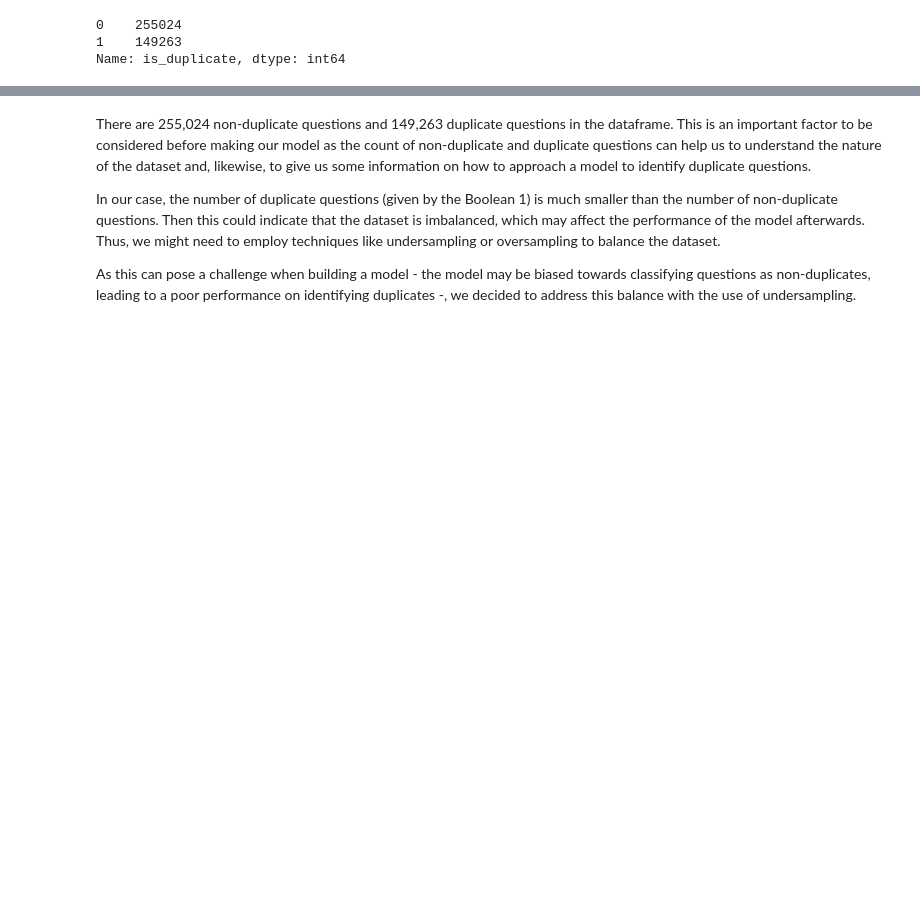
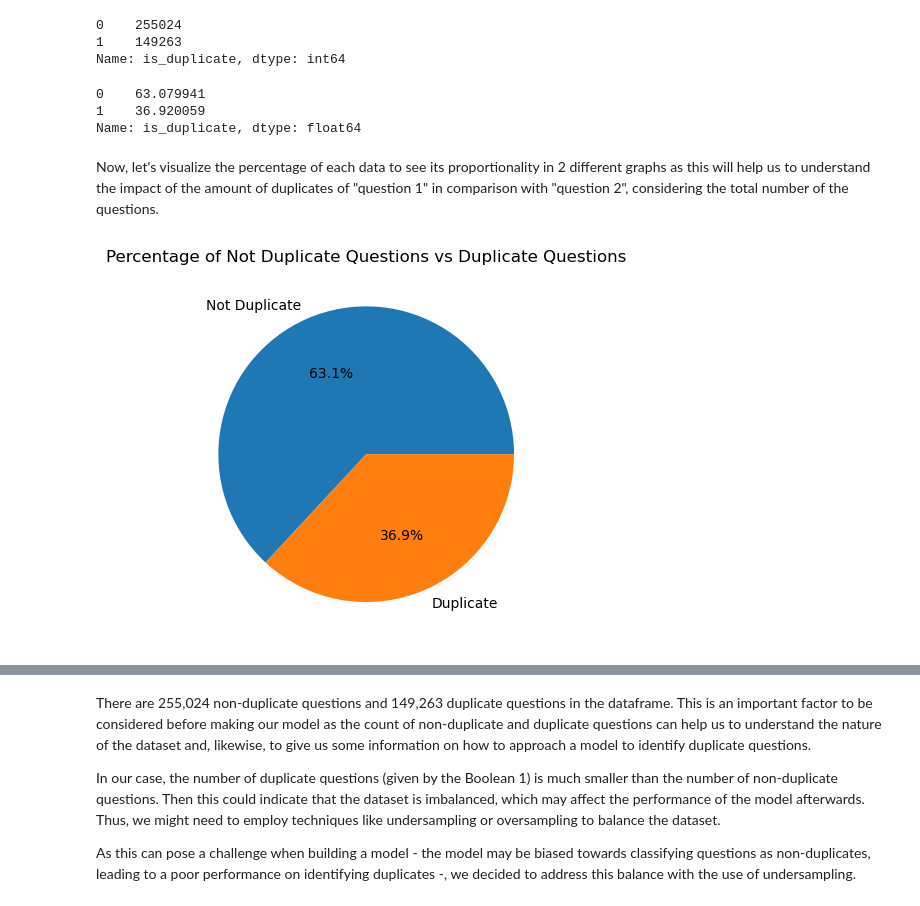
Before and after one commit to rafaelaqfc/Duplicate-Questions-Classifier, a Jupyter notebook: mini_project_V.ipynb, the cells around one changed output, grey strips where cells are left out. Saved outputs shown, nothing was run; the diff lists cells and outputs as text; code cells hidden in the pictures; blank space fills up the shorter version.

```diff
--- a/mini_project_V.ipynb
+++ b/mini_project_V.ipynb
@@ -93,7 +104,8 @@ Also, as we only have 3 NaN values, we decided to drop them as this represents a
 df.dropna(subset=['question1', 'question2'], inplace=True)
 # %%
 # Check for duplicate values before moving forward to our cleaning and preprocessing data
-df['is_duplicate'].value_counts() # It counts de number of duplicate and non-duplicate questions in the dataset
+df_counts = df['is_duplicate'].value_counts() # It counts de number of duplicate and non-duplicate questions in the dataset
+df_counts
 # %% [output]
 0    255024
 1    149263
@@ -115,0 +113,18 @@ Name: is_duplicate, dtype: int64
+# %%
+# Check the duplicate counts in terms of each percentage ("question1" and "question2") from the total
+percentages = df_counts / len(df) * 100
+percentages
+# %% [output]
+0    63.079941
+1    36.920059
+Name: is_duplicate, dtype: float64
+# %% [markdown]
+Now, let's visualize the percentage of each data to see its proportionality in 2 different graphs as this will help us to understand the impact of the amount of duplicates of "question 1" in comparison with "question 2", considering the total number of the questions.
+# %%
+# Plot as a pie chart
+labels = ['Not Duplicate', 'Duplicate']
+plt.pie(percentages, labels=labels, autopct='%1.1f%%')
+plt.title('Percentage of Not Duplicate Questions vs Duplicate Questions')
+plt.show()
+# %% [output]
+[figure, added]
```
Also changed, not shown: parts of 39 cells of this notebook.
